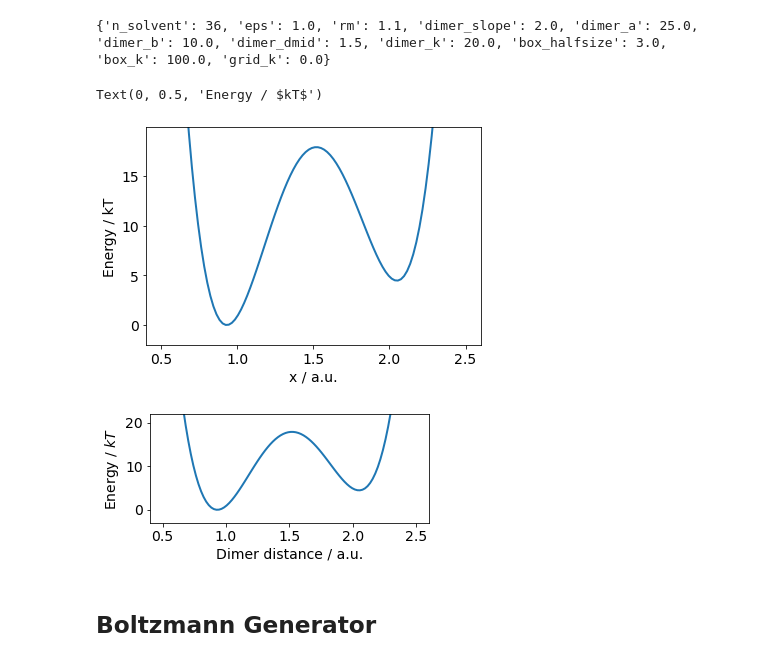
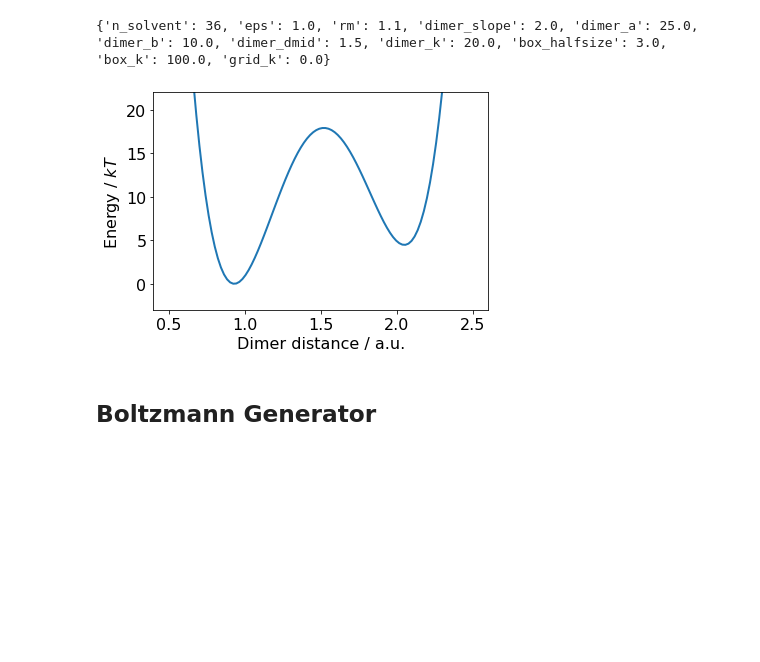
Before and after one commit to auhliarik/boltzmann-generators, a Jupyter notebook: notebooks/particle_dimer.ipynb, the cells around one changed output. Saved outputs shown, nothing was run; the diff lists cells and outputs as text; code cells hidden in the pictures; blank space fills up the shorter version.

```diff
--- a/notebooks/particle_dimer.ipynb
+++ b/notebooks/particle_dimer.ipynb
@@ -5,7 +5,8 @@ import scipy
 # %%
 import matplotlib
 import matplotlib.pyplot as plt
-matplotlib.rcParams.update({'font.size': 14})
+matplotlib.rcParams.update({'font.size': 16, 'savefig.dpi': 300, 'savefig.bbox': 'tight'})
+results_dir = "../results/bistable_dimer/"
 # %%
 import sys
 sys.path.insert(0,'..')
@@ -46,15 +47,12 @@ model = ParticleDimer(params=params)
 {'n_solvent': 36, 'eps': 1.0, 'rm': 1.1, 'dimer_slope': 2.0, 'dimer_a': 25.0, 'dimer_b': 10.0, 'dimer_dmid': 1.5, 'dimer_k': 20.0, 'box_halfsize': 3.0, 'box_k': 100.0, 'grid_k': 0.0}
 # %%
 xx, xE = model.plot_dimer_energy();
-plt.figure(figsize=(5, 2))
-plt.plot(xx, xE, linewidth=2)
 plt.ylim(-3, 22)
 plt.xlabel('Dimer distance / a.u.')
 plt.ylabel('Energy / $kT$')
+plt.savefig(results_dir + "dimer_energy.png")
 # %% [output]
-Text(0, 0.5, 'Energy / $kT$')
-[figure, old version]
+[figure, new version]
-[figure, removed]
 # %% [markdown]
 Boltzmann Generator
 -------
```
Also changed, not shown: parts of 14 cells of this notebook, 1 other file.
